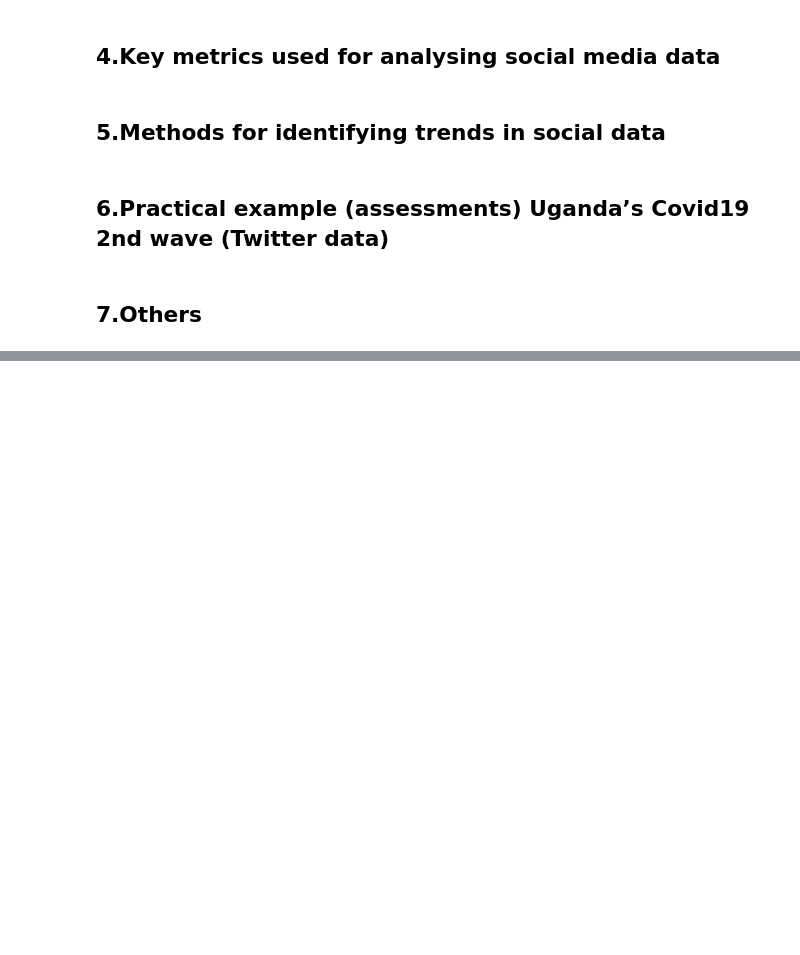
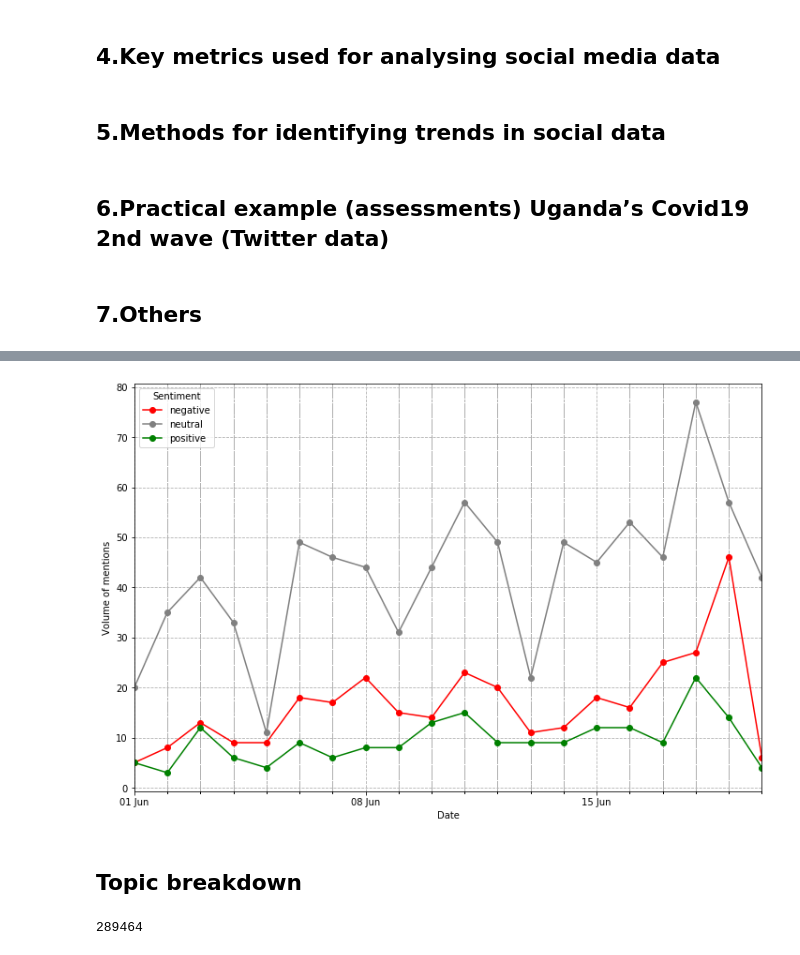
Before and after one commit to datsciafrica/social-media-analytics, a Jupyter notebook: SMA-Presentation.ipynb, the cells around one changed output, grey strips where cells are left out. Saved outputs shown, nothing was run; the diff lists cells and outputs as text; code cells hidden in the pictures; blank space fills up the shorter version.

```diff
--- a/SMA-Presentation.ipynb
+++ b/SMA-Presentation.ipynb
@@ -16,0 +190,15 @@
+# %%
+#Volume of mentions by sentiment over time
+fig,ax2 = plt.subplots()
+df_unqt.groupby([df_unqt['Date'].dt.date, 'Sentiment'])\
+    .count()['Query Id'].unstack()\
+    .plot(figsize=(12,8), kind="line", marker='o', color=['red','grey','green'], ax=ax2)
+ax2.set_xticks(df_unqt['Date'].dt.date, minor=True)
+ax2.xaxis.set_major_locator(mdates.WeekdayLocator())
+ax2.xaxis.set_major_formatter(monthyearFmt)
+ax2.grid('off', which='minor', axis='x', linestyle='--')
+ax2.grid('off', which='major', axis='x', linestyle='--')
+ax2.grid('off', which='major', axis='y', linestyle='--')
+ylabel = ax2.set_ylabel("Volume of mentions")
+# %% [output]
+[figure, added]
@@ -16,0 +208,2 @@
+# %% [markdown]
+## Topic breakdown
@@ -16,0 +221,4 @@
+# %%
+len(comment_words)
+# %% [output]
+289464
```
Also changed, not shown: parts of 37 cells of this notebook, 1 other file.
